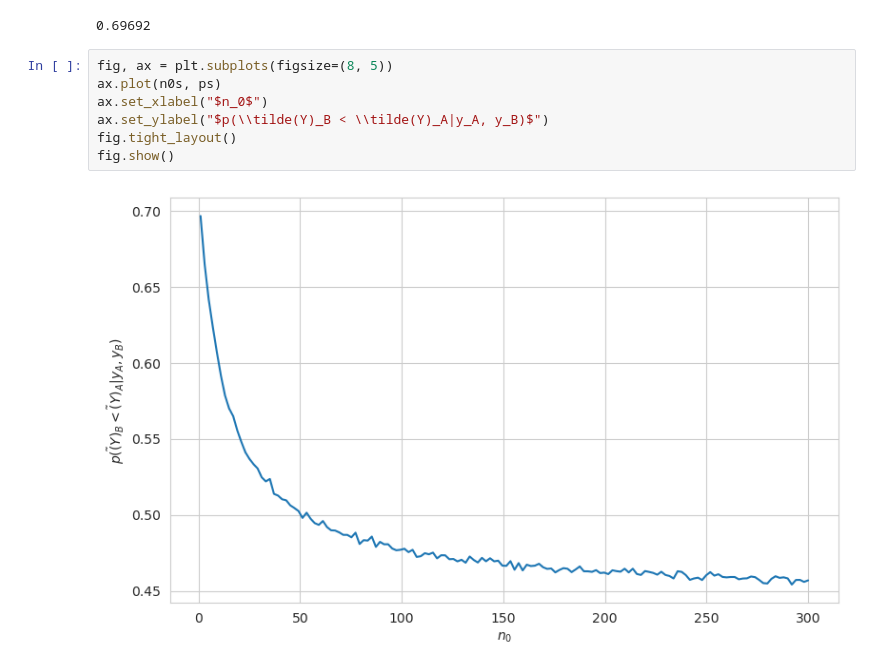
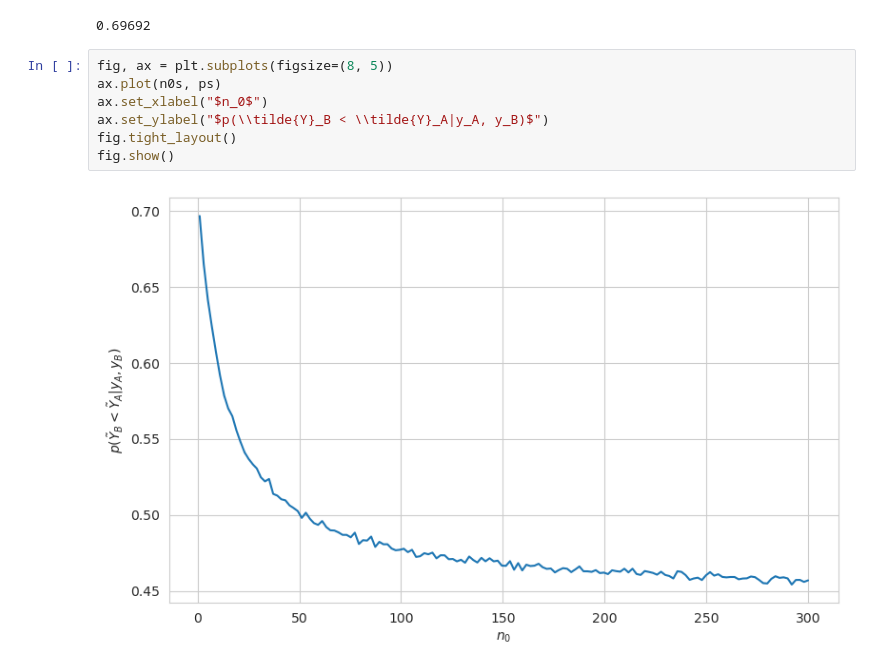
Before and after one commit to WHITSNAK/sta_602, a Jupyter notebook: hw5/hw5.ipynb, the cells around one changed output. Cells and saved outputs as stored; diff of their text form.

```diff
--- a/hw5/hw5.ipynb
+++ b/hw5/hw5.ipynb
@@ -141,9 +141,9 @@ ps[0]
 # %%
 fig, ax = plt.subplots(figsize=(8, 5))
 ax.plot(n0s, ps)
 ax.set_xlabel("$n_0$")
-ax.set_ylabel("$p(\\tilde(Y)_B < \\tilde(Y)_A|y_A, y_B)$")
+ax.set_ylabel("$p(\\tilde{Y}_B < \\tilde{Y}_A|y_A, y_B)$")
 fig.tight_layout()
 fig.show()
 # %% [output]
-[figure, old version]
+[figure, new version]
```
Also changed, not shown: 1 other file.
